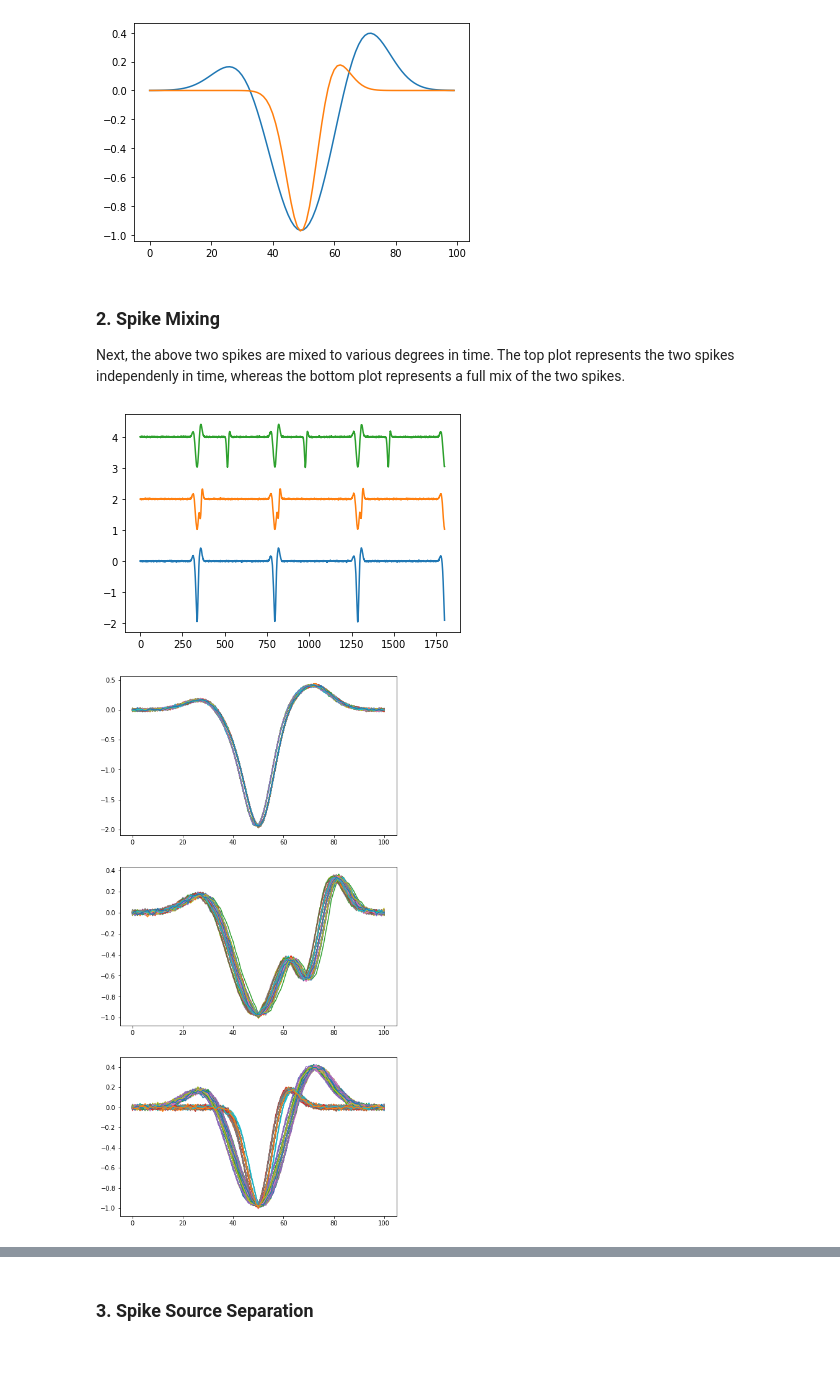
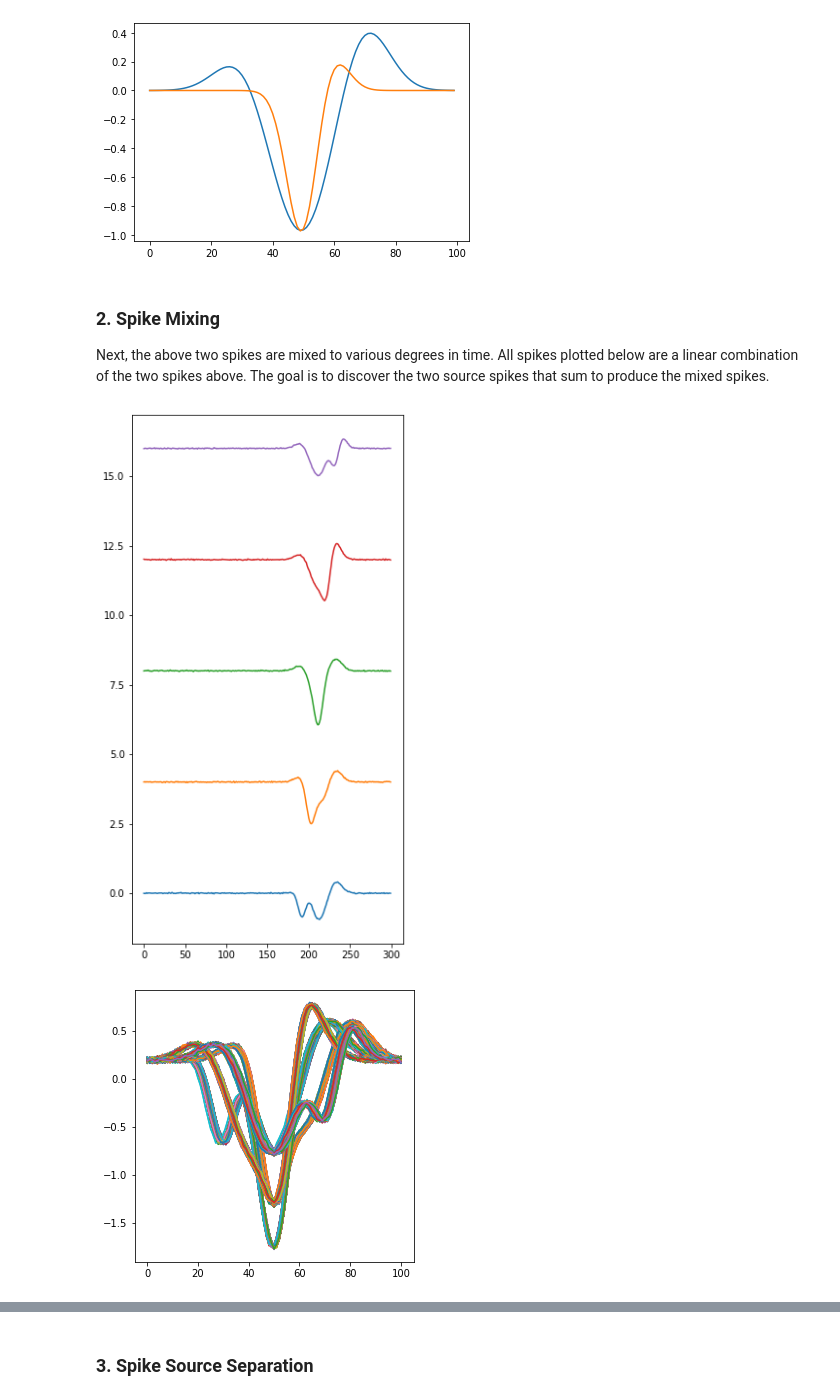
Before and after one commit to ryanhammonds/explorations, a Jupyter notebook: spike_collisions.ipynb, the cells around one changed output, grey strips where cells are left out. Cells and saved outputs as stored; diff of their text form; code cells hidden in the pictures; blank space fills up the shorter version.

Commit message:
wip: blind source separation

```diff
--- a/spike_collisions.ipynb
+++ b/spike_collisions.ipynb
@@ -41,15 +43,14 @@ plt.plot(ap_1)
 [figure]
 # %% [markdown]
 ### 2. Spike Mixing
-Next, the above two spikes are mixed to various degrees in time. The top plot represents the two spikes independenly in time, whereas the bottom plot represents a full mix of the two spikes.
+Next, the above two spikes are mixed to various degrees in time. All spikes plotted below are a linear combination of the two spikes above. The goal is to discover the two source spikes that sum to produce the mixed spikes.
 # %%
 n_seconds = 18
 fs = 10000
 n_samples = int(n_seconds * fs)
 
 shift_len = 400
-shifts = ((np.logspace(0, 1, 3) -1 ) * 20).astype(int)
-shifts = np.array([ 0, 20, 180])
+shifts = np.array([-20, -10, 0, 10, 20])
 
 inds = np.cumsum(np.random.poisson(lam=500, size=int(n_samples / 200)))
 inds = inds[np.where(inds <= n_samples+shift_len)[0]]
@@ -70,38 +71,34 @@ for ind, shift in enumerate(shifts):
     noise = np.random.normal(0, .01, len(sig_a))
     sigs[ind] = sig_a + sig_b + noise
     sigs[ind]
-
-i=0
-for _sig in sigs:
-    plt.plot(_sig[200:2000]+i)
-    i+=2
-# %% [output]
-[figure, removed]
+# %%
+plt.figure(figsize=(5, 10))
+i=0
+for _sig in sigs:
+    plt.plot(_sig[300:600]+i)
+    i+=4
+# %% [output]
+[figure, added]
 # %%
 # Isolate spikes from signal
 std = 2
 f_range = (80, 120)
 
 spikes = []
 
 for sig in sigs:
     df_cps = compute_spike_cyclepoints(sig, fs, f_range, std)
 
     df_cps['sample_start'] = df_cps['sample_trough'] - 50
     df_cps['sample_end'] = df_cps['sample_trough'] + 50
     spikes.append(split_signal(df_cps, sig))
 
-# Plot
-fig, axes = plt.subplots(nrows=3, figsize=(8, 16))
+spikes = np.array(spikes)
+spikes = spikes.reshape(-1, 101)
 
-for i in spikes[0]:
-    axes[0].plot(i)
-
-for i in spikes[1]:
-    axes[1].plot(i)
-
-for i in spikes[2]:
-    axes[2].plot(i)
+plt.figure(figsize=(5, 5))
+for s in spikes:
+    plt.plot(s)
 # %% [output]
-[figure, old version]
+[figure, new version]
 # %%
```
Also changed, not shown: parts of 6 cells of this notebook.
